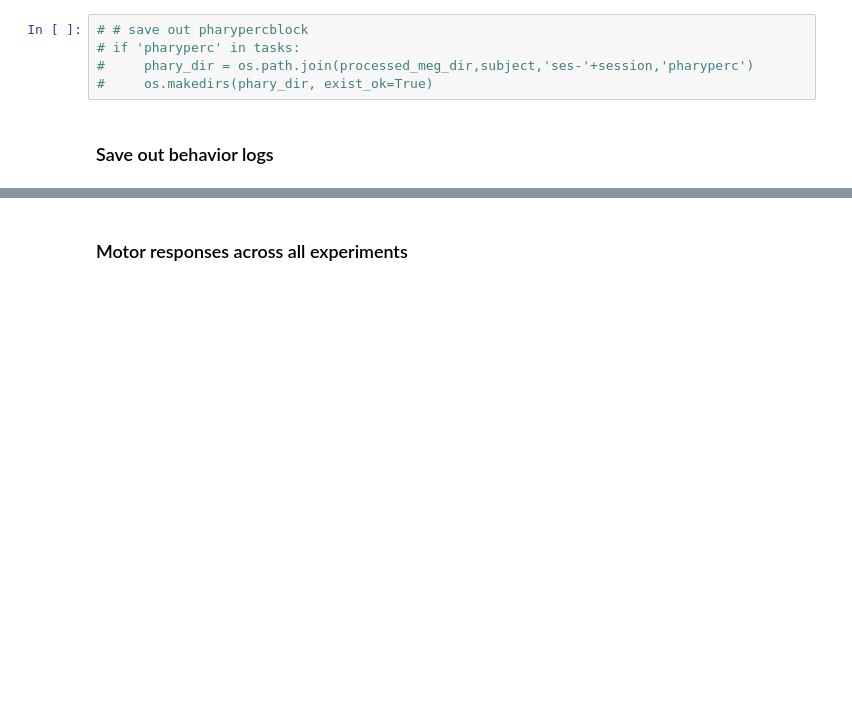
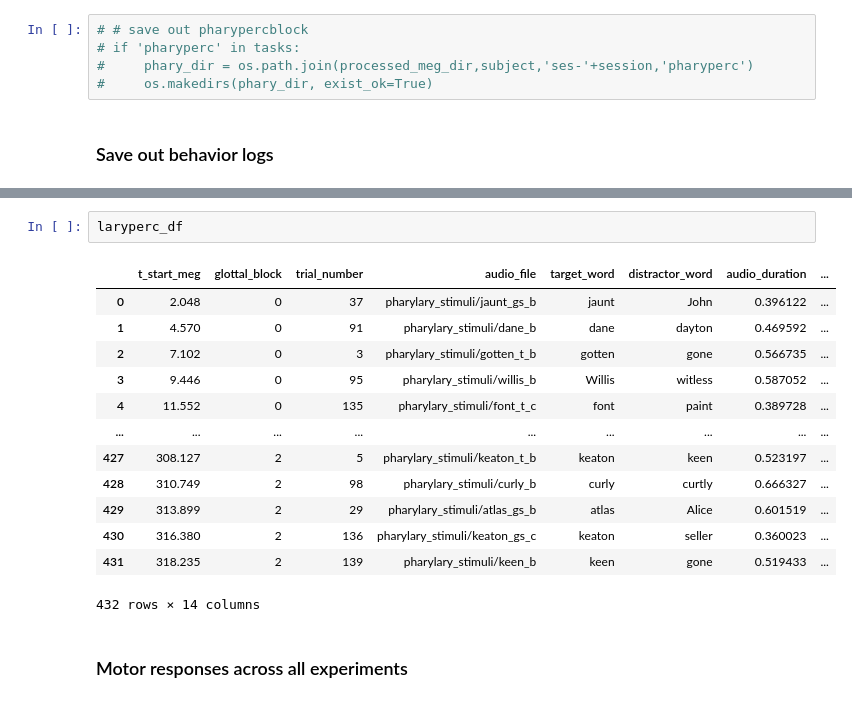
Before and after one commit to laurenostrowski/meg_processing_bigfrank, a Jupyter notebook: 4_sort_experiments.ipynb, the cells around one changed output, grey strips where cells are left out. Cells and saved outputs as stored; diff of their text form; blank space fills up the shorter version.

```diff
--- a/4_sort_experiments.ipynb
+++ b/4_sort_experiments.ipynb
@@ -380,3 +458,19 @@ glottal_df_trimmed.to_csv(os.path.join(lary_dir, 'laryperc_events.csv'), index=F
+# %%
+laryperc_df
+# %% [output]
+|  | t_start_meg | glottal_block | trial_number | audio_file | target_word | distractor_word | audio_duration | ... |
+| 0 | 2.048 | 0 | 37 | pharylary_stimuli/jaunt_gs_b | jaunt | John | 0.396122 | ... |
+| 1 | 4.570 | 0 | 91 | pharylary_stimuli/dane_b | dane | dayton | 0.469592 | ... |
+| 2 | 7.102 | 0 | 3 | pharylary_stimuli/gotten_t_b | gotten | gone | 0.566735 | ... |
+| 3 | 9.446 | 0 | 95 | pharylary_stimuli/willis_b | Willis | witless | 0.587052 | ... |
+| 4 | 11.552 | 0 | 135 | pharylary_stimuli/font_t_c | font | paint | 0.389728 | ... |
+| ... | ... | ... | ... | ... | ... | ... | ... | ... |
+| 427 | 308.127 | 2 | 5 | pharylary_stimuli/keaton_t_b | keaton | keen | 0.523197 | ... |
+| 428 | 310.749 | 2 | 98 | pharylary_stimuli/curly_b | curly | curtly | 0.666327 | ... |
+| 429 | 313.899 | 2 | 29 | pharylary_stimuli/atlas_gs_b | atlas | Alice | 0.601519 | ... |
+| 430 | 316.380 | 2 | 136 | pharylary_stimuli/keaton_gs_c | keaton | seller | 0.360023 | ... |
+| 431 | 318.235 | 2 | 139 | pharylary_stimuli/keen_b | keen | gone | 0.519433 | ... |
+432 rows × 14 columns
 # %% [markdown]
 ### Motor responses across all experiments
 # %%
```
Also changed, not shown: parts of 12 cells of this notebook.
